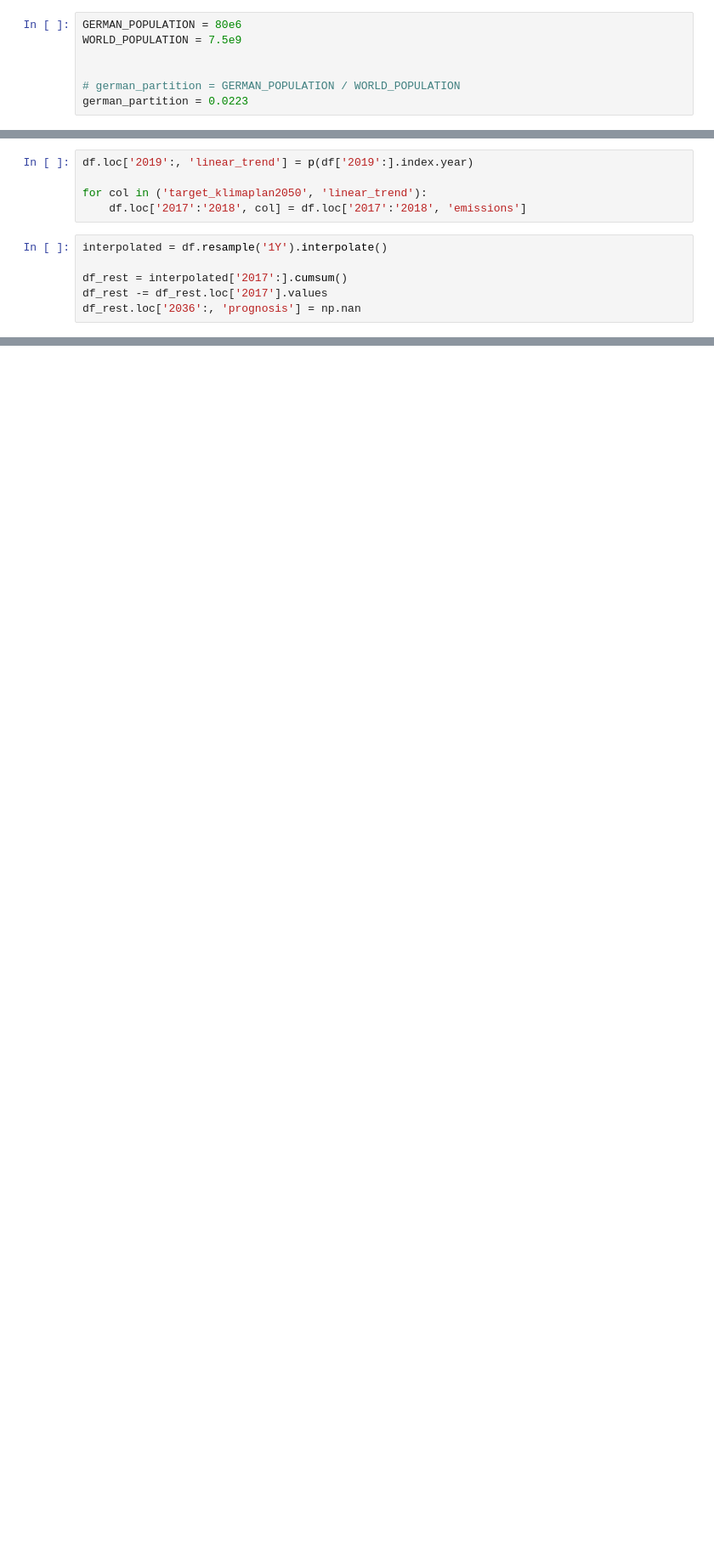
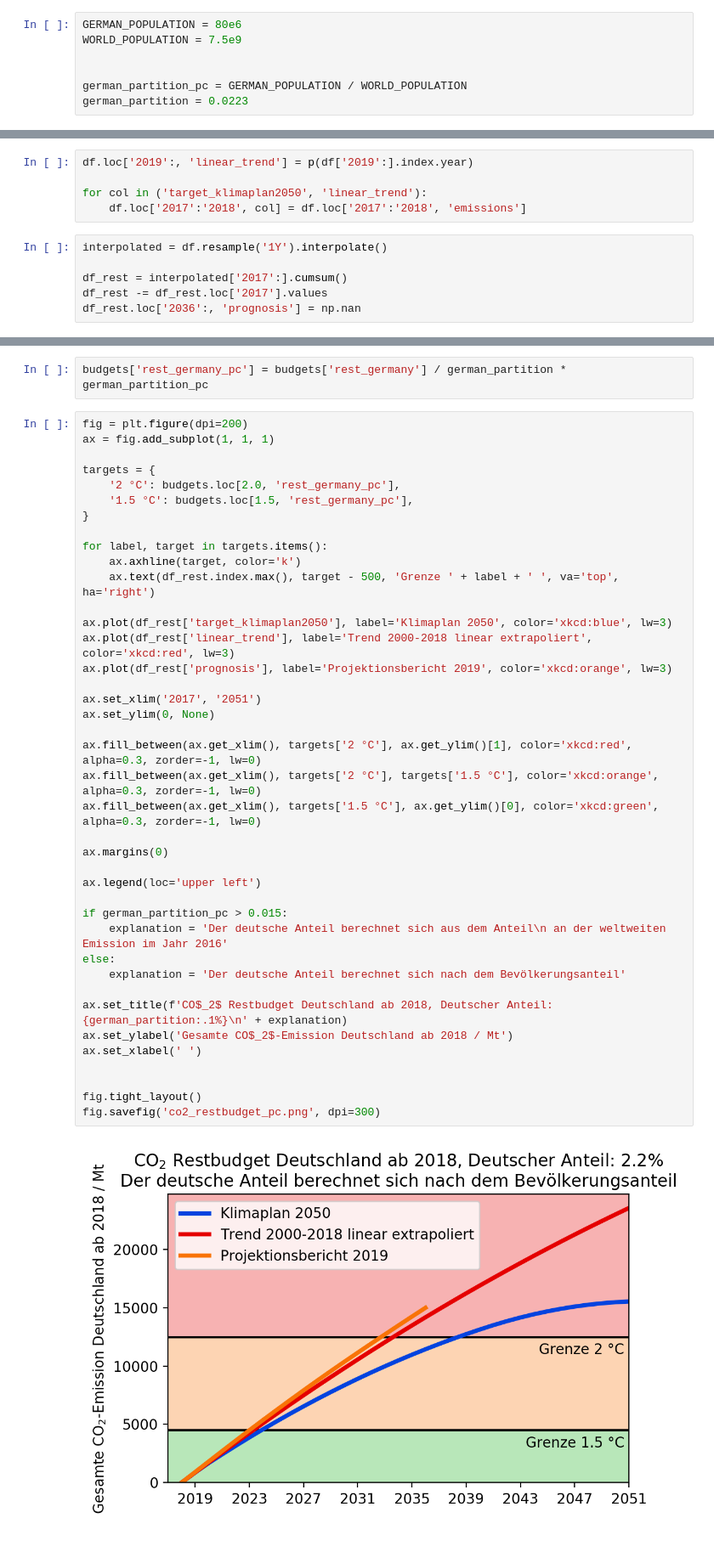
Before and after one commit to s4f-dortmund/open_data_notebooks, a Jupyter notebook: co2_germany_since_1990.ipynb, the cells around one changed output, grey strips where cells are left out. Shown at 85% size. Cells and saved outputs as stored; diff of their text form; blank space fills up the shorter version.

Commit message:
Annotate notebook with explanatory text

```diff
--- a/co2_germany_since_1990.ipynb
+++ b/co2_germany_since_1990.ipynb
@@ -9,5 +26,5 @@ GERMAN_POPULATION = 80e6
 WORLD_POPULATION = 7.5e9
 
 
-# german_partition = GERMAN_POPULATION / WORLD_POPULATION
+german_partition_pc = GERMAN_POPULATION / WORLD_POPULATION
 german_partition = 0.0223
@@ -172,0 +234,44 @@ fig.savefig('co2_restbudget.png', dpi=300)
+# %%
+budgets['rest_germany_pc'] = budgets['rest_germany'] / german_partition * german_partition_pc
+# %%
+fig = plt.figure(dpi=200)
+ax = fig.add_subplot(1, 1, 1)
+
+targets = {
+    '2 °C': budgets.loc[2.0, 'rest_germany_pc'],
+    '1.5 °C': budgets.loc[1.5, 'rest_germany_pc'],
+}
+
+for label, target in targets.items():
+    ax.axhline(target, color='k')
+    ax.text(df_rest.index.max(), target - 500, 'Grenze ' + label + ' ', va='top', ha='right')
+
+ax.plot(df_rest['target_klimaplan2050'], label='Klimaplan 2050', color='xkcd:blue', lw=3)
+ax.plot(df_rest['linear_trend'], label='Trend 2000-2018 linear extrapoliert', color='xkcd:red', lw=3)
+ax.plot(df_rest['prognosis'], label='Projektionsbericht 2019', color='xkcd:orange', lw=3)
+
+ax.set_xlim('2017', '2051')
+ax.set_ylim(0, None)
+
+ax.fill_between(ax.get_xlim(), targets['2 °C'], ax.get_ylim()[1], color='xkcd:red', alpha=0.3, zorder=-1, lw=0)
+ax.fill_between(ax.get_xlim(), targets['2 °C'], targets['1.5 °C'], color='xkcd:orange', alpha=0.3, zorder=-1, lw=0)
+ax.fill_between(ax.get_xlim(), targets['1.5 °C'], ax.get_ylim()[0], color='xkcd:green', alpha=0.3, zorder=-1, lw=0)
+
+ax.margins(0)
+
+ax.legend(loc='upper left')
+
+if german_partition_pc > 0.015:
+    explanation = 'Der deutsche Anteil berechnet sich aus dem Anteil\n an der weltweiten Emission im Jahr 2016'
+else:
+    explanation = 'Der deutsche Anteil berechnet sich nach dem Bevölkerungsanteil'
+
+ax.set_title(f'CO$_2$ Restbudget Deutschland ab 2018, Deutscher Anteil: {german_partition:.1%}\n' + explanation)
+ax.set_ylabel('Gesamte CO$_2$-Emission Deutschland ab 2018 / Mt')
+ax.set_xlabel(' ')
+
+
+fig.tight_layout()
+fig.savefig('co2_restbudget_pc.png', dpi=300)
+# %% [output]
+[figure, added]
```
Also changed, not shown: parts of 13 cells of this notebook.
